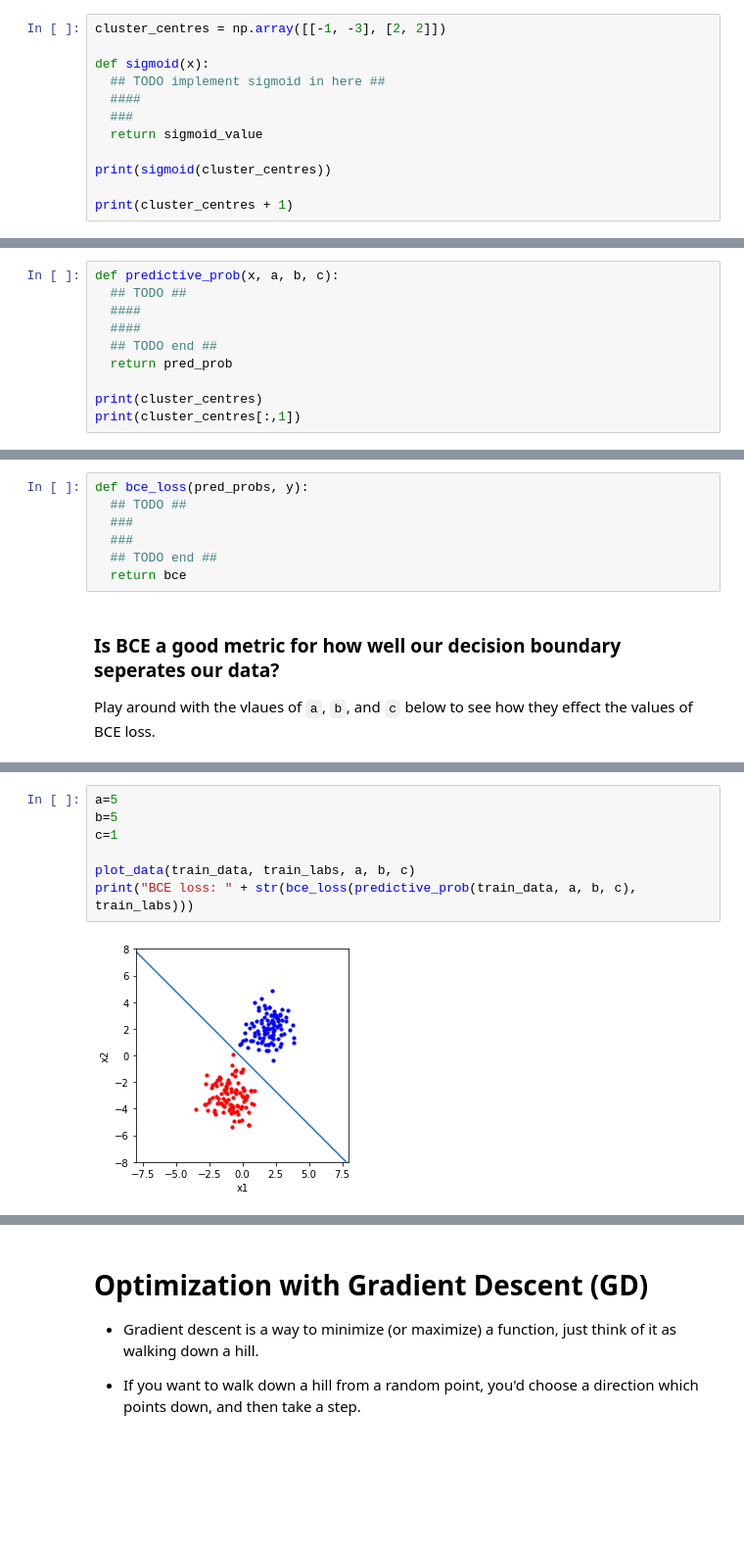
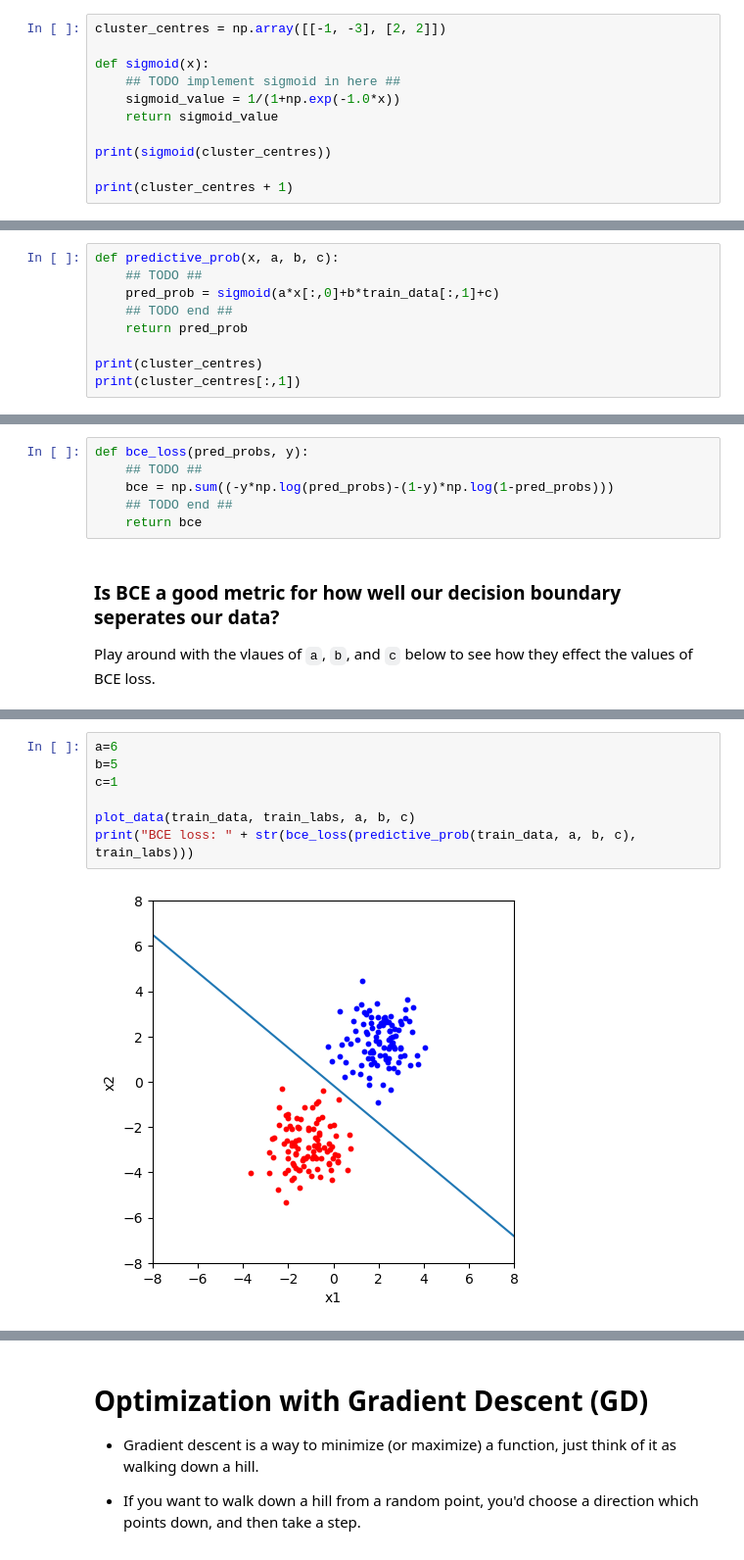
Before and after one commit to Mario-16180/AI701_Assignments, a Jupyter notebook: Assignment 1/logistic_regression.ipynb, the cells around one changed output, grey strips where cells are left out. Shown: that part at 98% size. Saved outputs shown, nothing was run; the diff lists cells and outputs as text; blank space fills up the shorter version.

```diff
--- a/Assignment 1/logistic_regression.ipynb
+++ b/Assignment 1/logistic_regression.ipynb
@@ -78,10 +78,9 @@ Hint: Consider to use the `np.exp()` function.
 cluster_centres = np.array([[-1, -3], [2, 2]])
 
 def sigmoid(x):
-  ## TODO implement sigmoid in here ##
-  ####
-  ###
-  return sigmoid_value
+    ## TODO implement sigmoid in here ##
+    sigmoid_value = 1/(1+np.exp(-1.0*x))
+    return sigmoid_value
 
 print(sigmoid(cluster_centres))
 
@@ -117,11 +116,10 @@ Now can we combine the sigmoid function with the equation of our linear decision
 * TODO: Implement a function which gives the predictive probability $p(\mathbf{x})$ of 2D data points $\mathbf{x}=(x_1, x_2)$ being in the blue class for the given values for `a`, `b` and `c`. You will need to use the sigmoid function and evaluate $ay + bx + c$.
 # %%
 def predictive_prob(x, a, b, c):
-  ## TODO ##
-  ####
-  ####
-  ## TODO end ##
-  return pred_prob
+    ## TODO ##
+    pred_prob = sigmoid(a*x[:,0]+b*train_data[:,1]+c)
+    ## TODO end ##
+    return pred_prob
 
 print(cluster_centres)
 print(cluster_centres[:,1])
@@ -149,11 +147,10 @@ $$
 *TODO: Implement the BCE loss in the function below.*
 # %%
 def bce_loss(pred_probs, y):
-  ## TODO ##
-  ###
-  ###
-  ## TODO end ##
-  return bce
+    ## TODO ##
+    bce = np.sum((-y*np.log(pred_probs)-(1-y)*np.log(1-pred_probs)))
+    ## TODO end ##
+    return bce
 # %% [markdown]
 ### Is BCE a good metric for how well our decision boundary seperates our data?
 
@@ -161,9 +204,9 @@ Play around with the vlaues of `a`, `b`, and `c` below to see how they effect th
 # %%
-a=5
+a=6
 b=5
 c=1
 
 plot_data(train_data, train_labs, a, b, c)
 print("BCE loss: " + str(bce_loss(predictive_prob(train_data, a, b, c), train_labs)))
 # %% [output]
-[figure, old version]
+[figure, new version]
```
Also changed, not shown: parts of 6 cells of this notebook.
